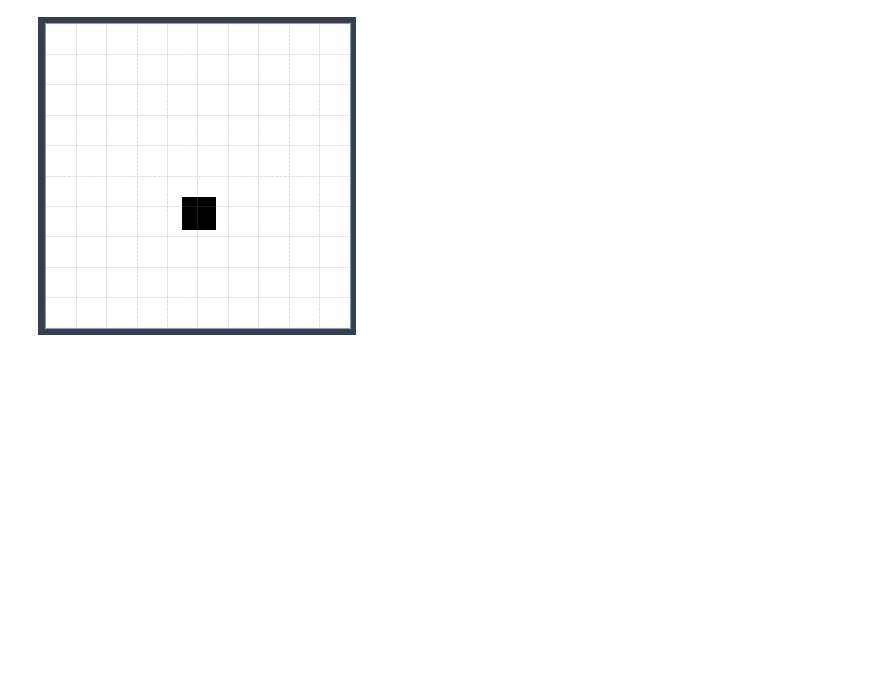
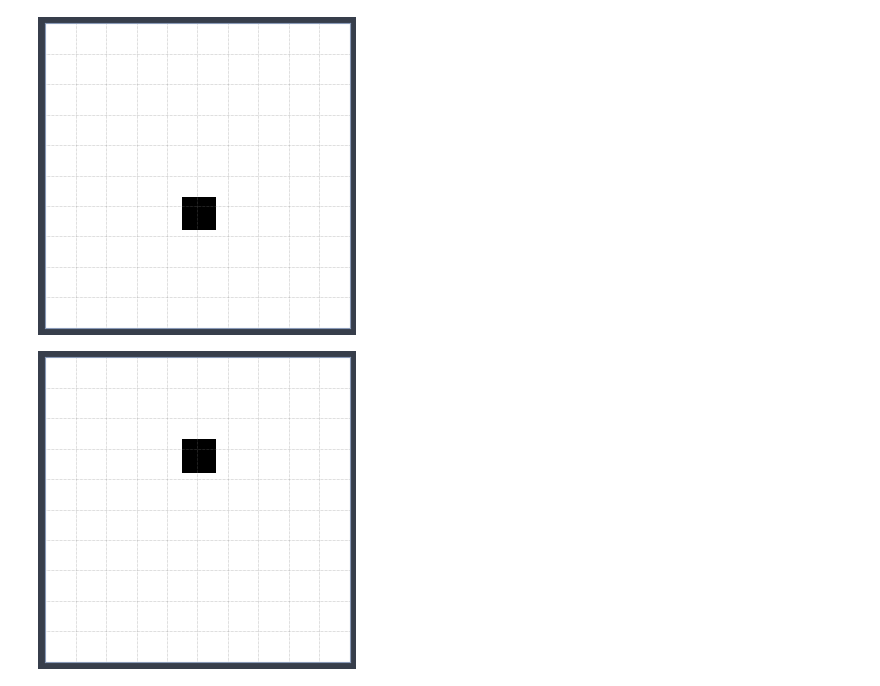
Before and after one commit to Rhoana/perception, a Jupyter notebook: IPY/Figure1_Image_Plots.ipynb, the cells around one changed output. Saved outputs shown, nothing was run; the diff lists cells and outputs as text; code cells hidden in the pictures; blank space fills up the shorter version.

```diff
--- a/IPY/Figure1_Image_Plots.ipynb
+++ b/IPY/Figure1_Image_Plots.ipynb
@@ -26,3 +26,11 @@ fig.SPOT_SIZE = 11
 Util.imshow_nicely(fig.to_image(), '../PAPER/gfx/figure1_position_common_scale.pdf')
 # %% [output]
 [figure]
+# %%
+fig = C.Figure1_Position_Nonaligned_Scale()
+fig.create(verbose=True)
+fig.SPOT_SIZE = 11
+
+Util.imshow_nicely(fig.to_image(), '../PAPER/gfx/figure1_position_nonaligned_scale.pdf')
+# %% [output]
+[figure, added]
```
Also changed, not shown: 4 other files.
